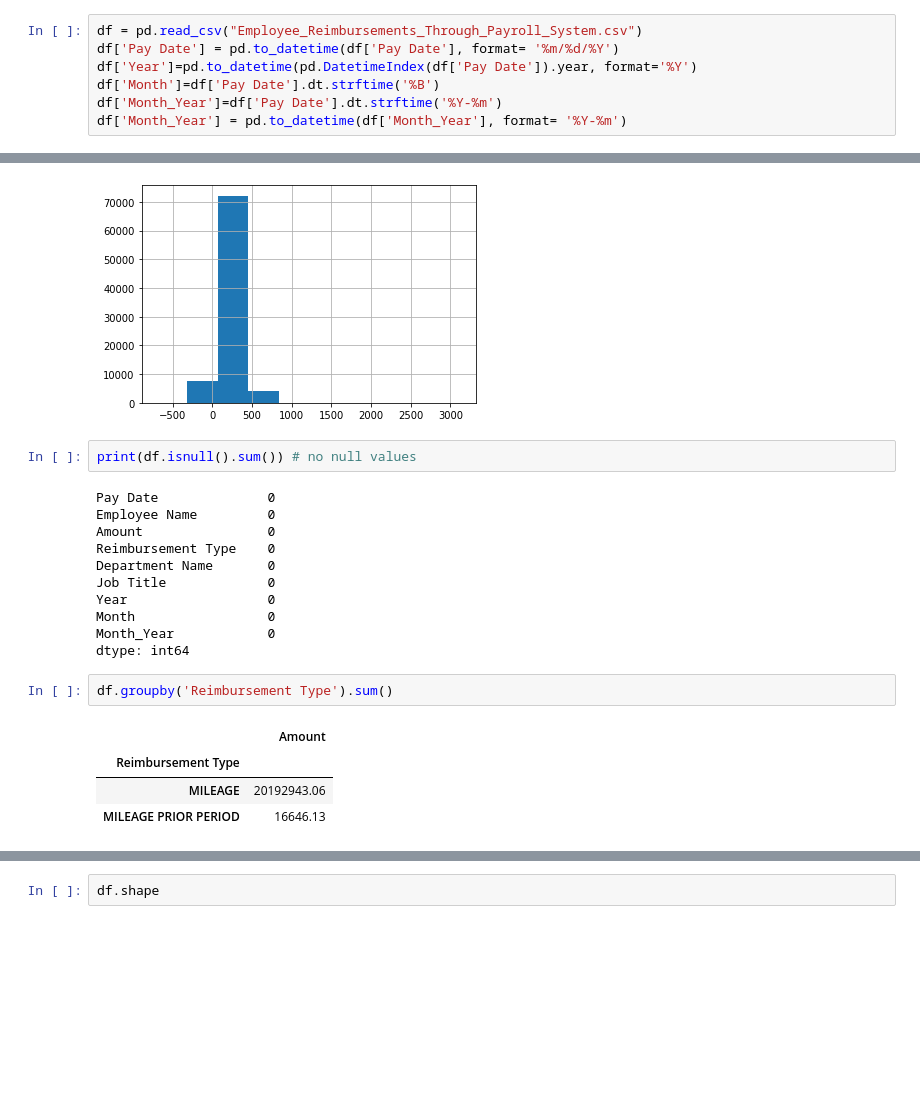
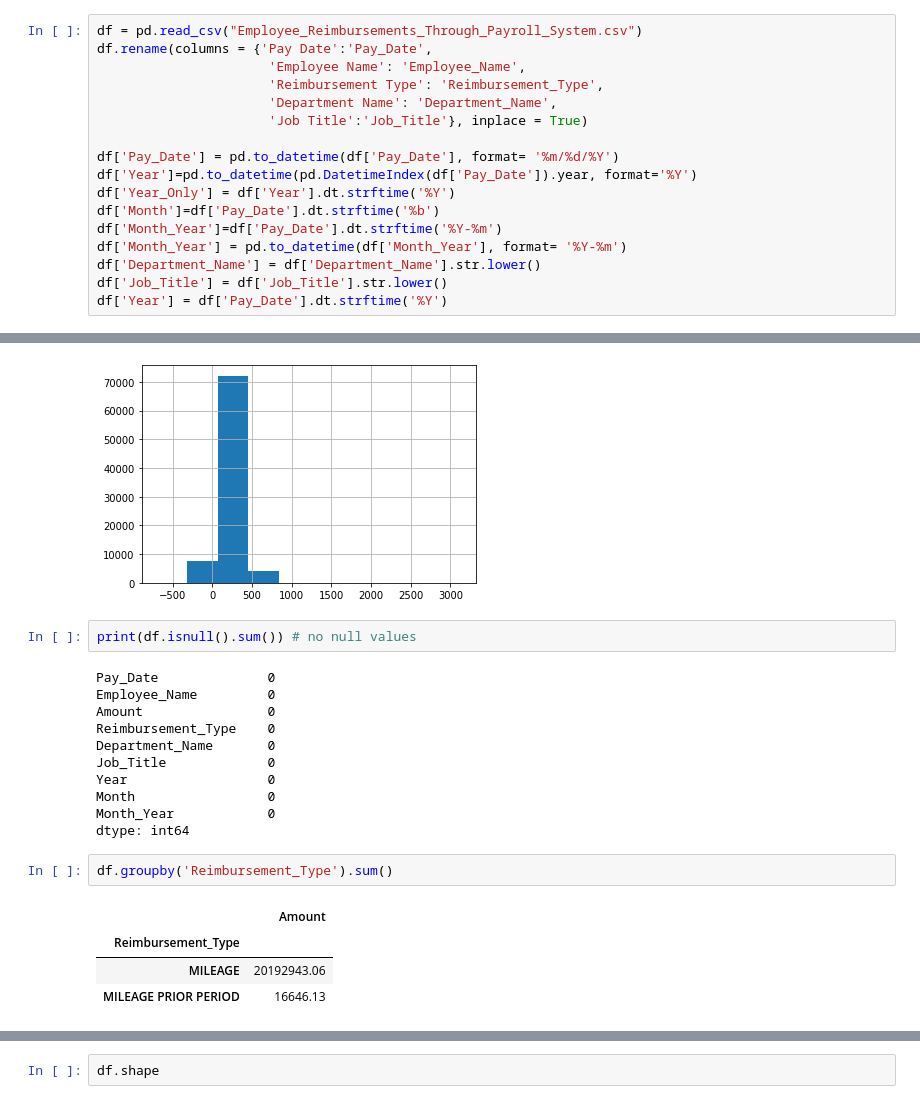
Before and after one commit to Pball01/ReimbursementCC, a Jupyter notebook: Final_Project.ipynb, the cells around one changed output, grey strips where cells are left out. Drawn from its saved outputs; the diff is of its cells as text; blank space fills up the shorter version.

```diff
--- a/Final_Project.ipynb
+++ b/Final_Project.ipynb
@@ -16,7 +27,17 @@ from datetime import time,datetime,date
 # %%
 df = pd.read_csv("Employee_Reimbursements_Through_Payroll_System.csv")
-df['Pay Date'] = pd.to_datetime(df['Pay Date'], format= '%m/%d/%Y')
-df['Year']=pd.to_datetime(pd.DatetimeIndex(df['Pay Date']).year, format='%Y')
-df['Month']=df['Pay Date'].dt.strftime('%B')
-df['Month_Year']=df['Pay Date'].dt.strftime('%Y-%m')
+df.rename(columns = {'Pay Date':'Pay_Date',
+                      'Employee Name': 'Employee_Name',
+                      'Reimbursement Type': 'Reimbursement_Type',
+                      'Department Name': 'Department_Name',
+                      'Job Title':'Job_Title'}, inplace = True)
+
+df['Pay_Date'] = pd.to_datetime(df['Pay_Date'], format= '%m/%d/%Y')
+df['Year']=pd.to_datetime(pd.DatetimeIndex(df['Pay_Date']).year, format='%Y')
+df['Year_Only'] = df['Year'].dt.strftime('%Y')
+df['Month']=df['Pay_Date'].dt.strftime('%b')
+df['Month_Year']=df['Pay_Date'].dt.strftime('%Y-%m')
 df['Month_Year'] = pd.to_datetime(df['Month_Year'], format= '%Y-%m')
+df['Department_Name'] = df['Department_Name'].str.lower()
+df['Job_Title'] = df['Job_Title'].str.lower()
+df['Year'] = df['Pay_Date'].dt.strftime('%Y')
@@ -82,21 +112,21 @@ df['Amount'].hist() #values is skewed
 # %%
 print(df.isnull().sum()) # no null values
 # %% [output]
-Pay Date              0
-Employee Name         0
+Pay_Date              0
+Employee_Name         0
 Amount                0
-Reimbursement Type    0
-Department Name       0
-Job Title             0
+Reimbursement_Type    0
+Department_Name       0
+Job_Title             0
 Year                  0
 Month                 0
 Month_Year            0
 dtype: int64
 # %%
-df.groupby('Reimbursement Type').sum()
+df.groupby('Reimbursement_Type').sum()
 # %% [output]
 |  | Amount |
-| Reimbursement Type |  |
+| Reimbursement_Type |  |
 | MILEAGE | 20192943.06 |
 | MILEAGE PRIOR PERIOD | 16646.13 |
 # %%
```
Also changed, not shown: parts of 39 cells of this notebook.
